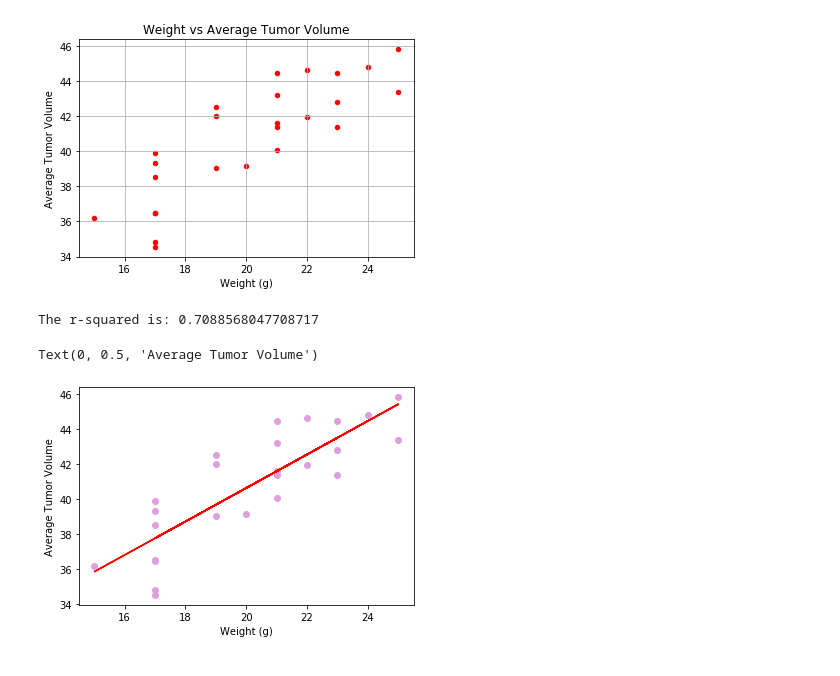
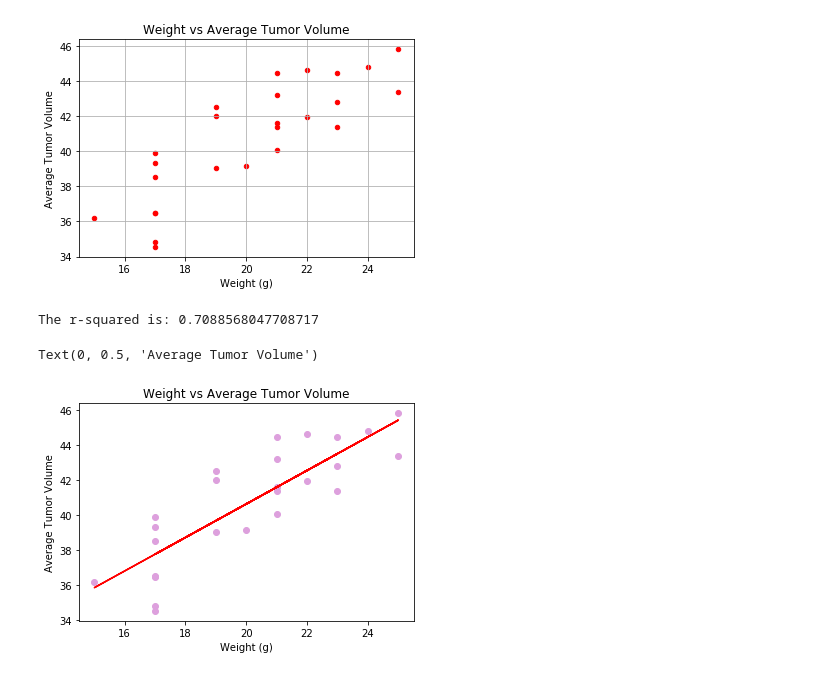
Before and after one commit to tnatoli29/Matplotlib-Challenge, a Jupyter notebook: The Power of Plots.ipynb, the cells around one changed output. Cells and saved outputs as stored; diff of their text form; code cells hidden in the pictures.

Commit message:
11th commit, cleaned up charts, added titles, labels

```diff
--- a/The Power of Plots.ipynb
+++ b/The Power of Plots.ipynb
@@ -390,27 +393,28 @@ plt.show()
 # %%
 # Calculate the correlation coefficient and linear regression model for
 # mouse weight and average tumor volume forthe Capomulin regimen
 
 #set the X & Y values so we can find regression line
 x_values = avg_group_weight["Weight (g)"]
 y_values = avg_group_weight["Average Tumor Volume"]
 
 #Set up the equation for the linear regression model
 (slope, intercept, rvalue, pvalue, stderr) = linregress(x_values, y_values)
 regress_values = x_values * slope + intercept
 line_eq = "y = " + str(round(slope,2)) + "x + " + str(round(intercept,2))
 
 #Crate and print the chart
 plt.scatter(x_values,y_values, color = "plum")
 plt.plot(x_values,regress_values,"r-")
 
 #Print the rvalue
 print(f"The r-squared is: {rvalue**2}")
 
 #Clean the chart up
+plt.title("Weight vs Average Tumor Volume")
 plt.xlabel("Weight (g)")
 plt.ylabel("Average Tumor Volume")
 # %% [output]
 The r-squared is: 0.7088568047708717
 Text(0, 0.5, 'Average Tumor Volume')
-[figure, old version]
+[figure, new version]
```
Also changed, not shown: parts of 4 cells of this notebook.
